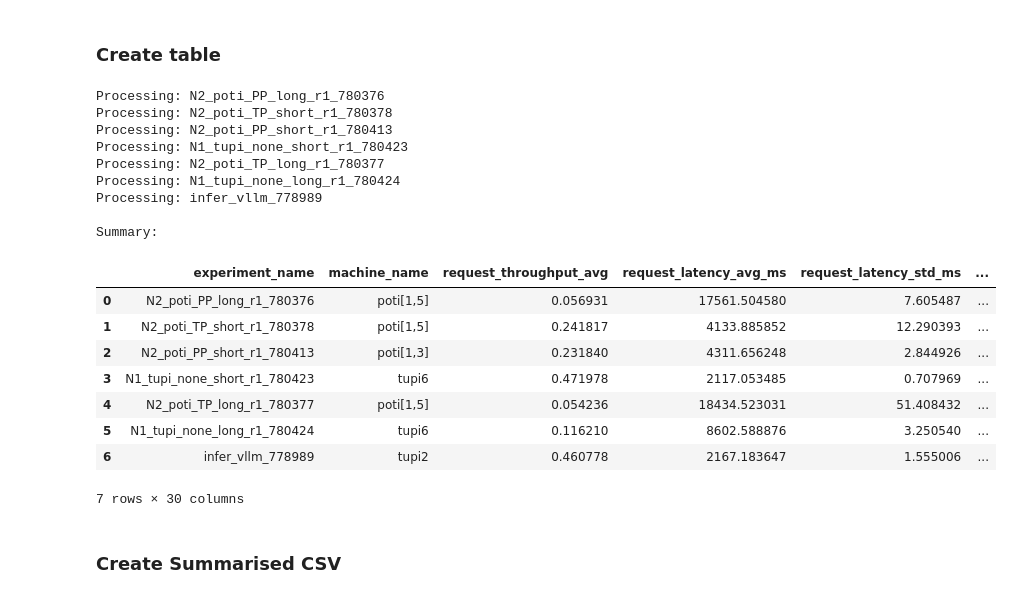
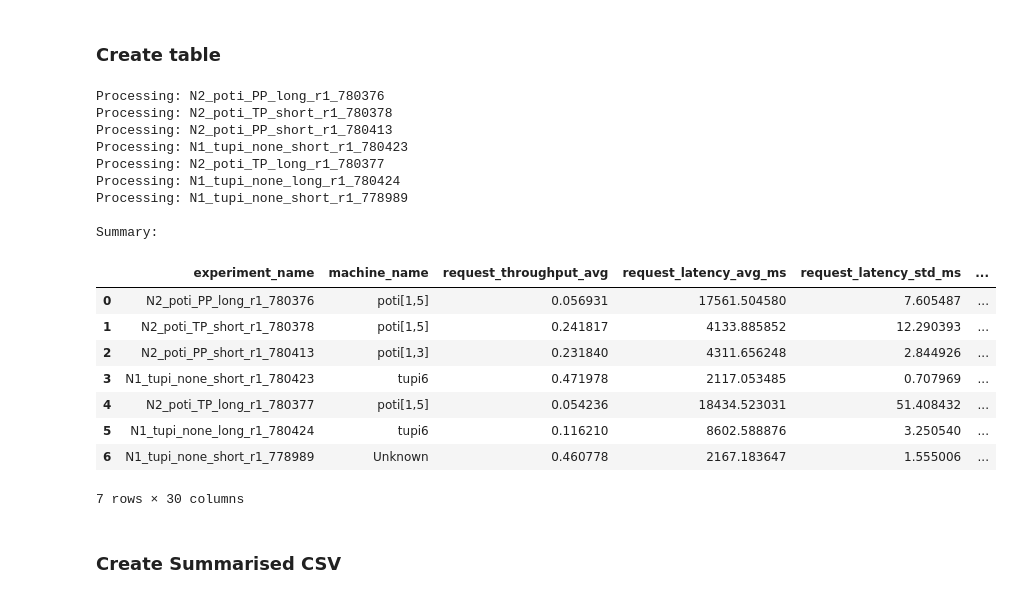
Before and after one commit to matregnago/comp-sys-perf-analysis, a Jupyter notebook: notebooks/01_setup.ipynb, the cells around one changed output. Saved outputs shown, nothing was run; the diff lists cells and outputs as text; code cells hidden in the pictures.

```diff
--- a/notebooks/01_setup.ipynb
+++ b/notebooks/01_setup.ipynb
@@ -46,7 +46,7 @@ import pandas as pd
 import re
 
 # ---------- CONFIG ----------
-SINGLE_NAME = 'infer_vllm_778989'
+SINGLE_NAME = 'N1_tupi_none_short_r1_778989'
 MULTI_NAME = 'potiN2tupiN1'
 
 SINGLE_PATH = os.path.join(BASE_DIR, SINGLE_NAME)
@@ -275,35 +275,35 @@ if os.path.exists(SINGLE_PATH):
     exp = load_experiment(SINGLE_PATH)
     if exp:
         metrics = extract_metrics(exp)
         if metrics:
             results.append(metrics)
 
 # ---------- FINAL DATAFRAME ----------
 df_multi_experiment_summary = pd.DataFrame(results)
 
 if not df_multi_experiment_summary.empty:
     print("\nSummary:")
     display(df_multi_experiment_summary)
 else:
     print("No valid data found.")
 # %% [output]
 Processing: N2_poti_PP_long_r1_780376
 Processing: N2_poti_TP_short_r1_780378
 Processing: N2_poti_PP_short_r1_780413
 Processing: N1_tupi_none_short_r1_780423
 Processing: N2_poti_TP_long_r1_780377
 Processing: N1_tupi_none_long_r1_780424
-Processing: infer_vllm_778989
+Processing: N1_tupi_none_short_r1_778989
 
 Summary:
 |  | experiment_name | machine_name | request_throughput_avg | request_latency_avg_ms | request_latency_std_ms | ... |
 | 0 | N2_poti_PP_long_r1_780376 | poti[1,5] | 0.056931 | 17561.504580 | 7.605487 | ... |
 | 1 | N2_poti_TP_short_r1_780378 | poti[1,5] | 0.241817 | 4133.885852 | 12.290393 | ... |
 | 2 | N2_poti_PP_short_r1_780413 | poti[1,3] | 0.231840 | 4311.656248 | 2.844926 | ... |
 | 3 | N1_tupi_none_short_r1_780423 | tupi6 | 0.471978 | 2117.053485 | 0.707969 | ... |
 | 4 | N2_poti_TP_long_r1_780377 | poti[1,5] | 0.054236 | 18434.523031 | 51.408432 | ... |
 | 5 | N1_tupi_none_long_r1_780424 | tupi6 | 0.116210 | 8602.588876 | 3.250540 | ... |
-| 6 | infer_vllm_778989 | tupi2 | 0.460778 | 2167.183647 | 1.555006 | ... |
+| 6 | N1_tupi_none_short_r1_778989 | Unknown | 0.460778 | 2167.183647 | 1.555006 | ... |
 7 rows × 30 columns
 # %% [markdown]
 ### Create Summarised CSV
```
Also changed, not shown: parts of 1 cell of this notebook, 3 other files.
